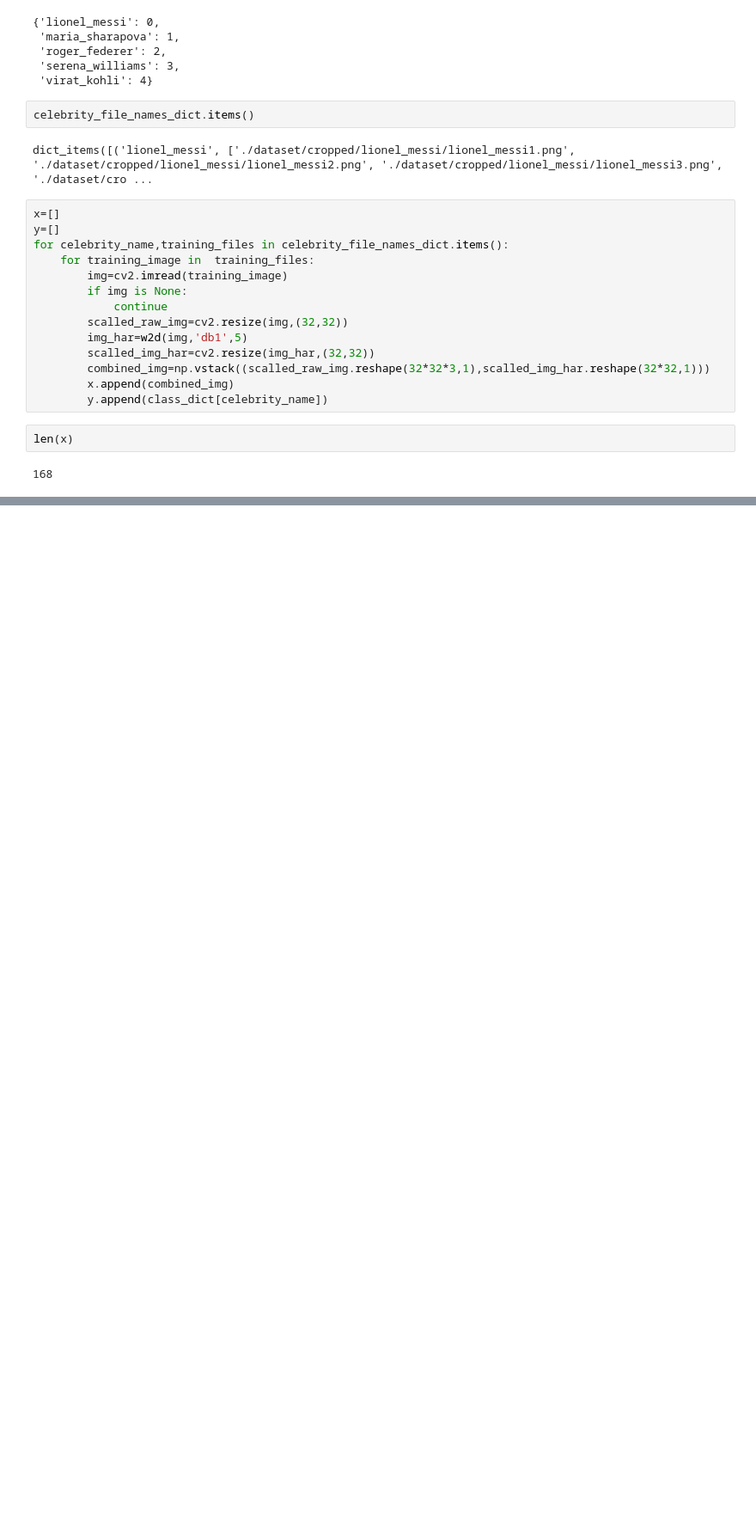
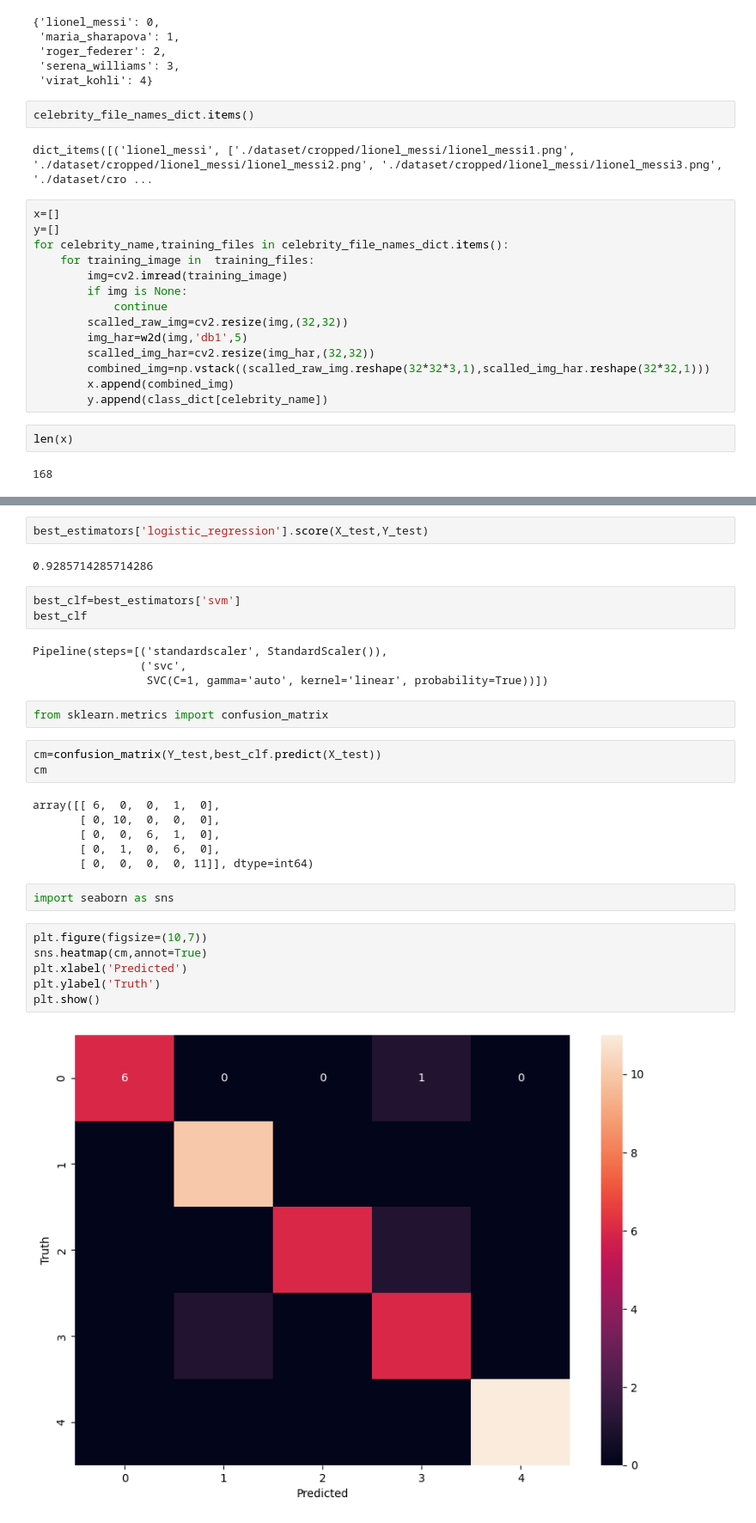
Before and after one commit to abhaygzb15/Sports-Person-Image-Classification, a Jupyter notebook: Sports-Celebrity-Image-Classification/Model/Image_classification.ipynb, the cells around one changed output, grey strips where cells are left out. Shown at 86% size. Saved outputs shown, nothing was run; the diff lists cells and outputs as text; blank space fills up the shorter version.

Commit message:
Find and Plot heatmap for SVM model

```diff
--- a/Sports-Celebrity-Image-Classification/Model/Image_classification.ipynb
+++ b/Sports-Celebrity-Image-Classification/Model/Image_classification.ipynb
@@ -351,0 +354,32 @@ best_estimators['svm'].score(X_test,Y_test)
+# %%
+best_estimators['logistic_regression'].score(X_test,Y_test)
+# %% [output]
+0.9285714285714286
+# %%
+best_clf=best_estimators['svm']
+best_clf
+# %% [output]
+Pipeline(steps=[('standardscaler', StandardScaler()),
+                ('svc',
+                 SVC(C=1, gamma='auto', kernel='linear', probability=True))])
+# %%
+from sklearn.metrics import confusion_matrix
+# %%
+cm=confusion_matrix(Y_test,best_clf.predict(X_test))
+cm
+# %% [output]
+array([[ 6,  0,  0,  1,  0],
+       [ 0, 10,  0,  0,  0],
+       [ 0,  0,  6,  1,  0],
+       [ 0,  1,  0,  6,  0],
+       [ 0,  0,  0,  0, 11]], dtype=int64)
+# %%
+import seaborn as sns
+# %%
+plt.figure(figsize=(10,7))
+sns.heatmap(cm,annot=True)
+plt.xlabel('Predicted')
+plt.ylabel('Truth')
+plt.show()
+# %% [output]
+[figure, added]
```
Also changed, not shown: parts of 36 cells of this notebook.
